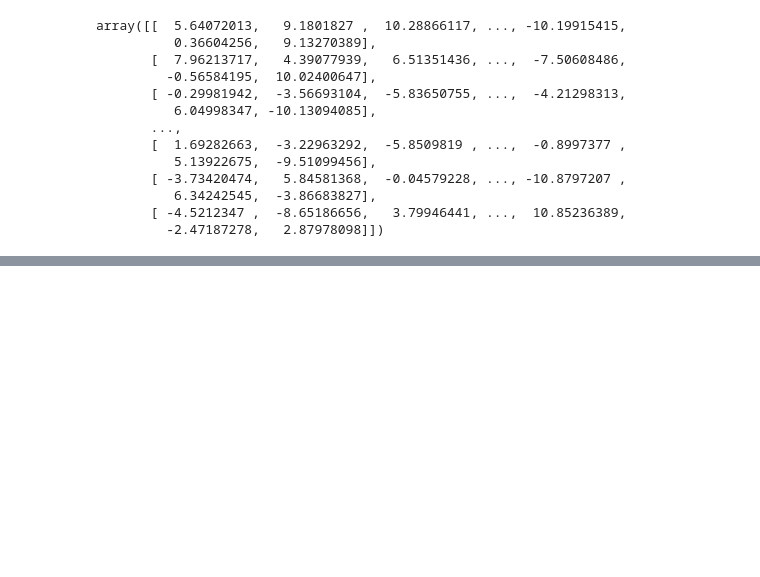
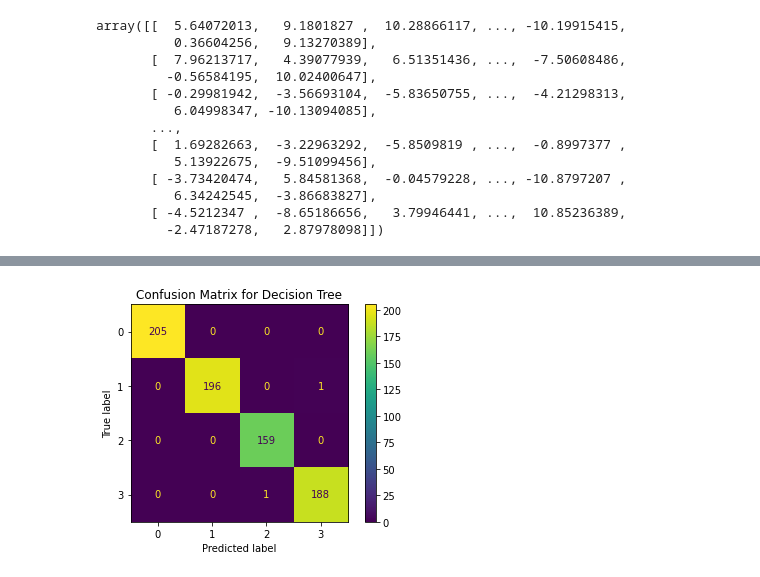
Before and after one commit to not-anwaar/quant_spec_coding_atlanta, a Jupyter notebook: Question1/Q1 - Unsupervised and Supervised Learning.ipynb, the cells around one changed output, grey strips where cells are left out. Saved outputs shown, nothing was run; the diff lists cells and outputs as text; code cells hidden in the pictures; blank space fills up the shorter version.

```diff
--- a/Question1/Q1 - Unsupervised and Supervised Learning.ipynb
+++ b/Question1/Q1 - Unsupervised and Supervised Learning.ipynb
@@ -173,0 +200,8 @@ weighted avg       0.99      0.99      0.99       750
+# %%
+# Visualize confusion matrix for Decision Tree
+disp_tree = ConfusionMatrixDisplay(confusion_matrix=confusion_tree, display_labels=["0",  "1", "2", "3"])
+disp_tree.plot()
+plt.title("Confusion Matrix for Decision Tree")
+plt.show()
+# %% [output]
+[figure, added]
```
Also changed, not shown: parts of 14 cells of this notebook.
